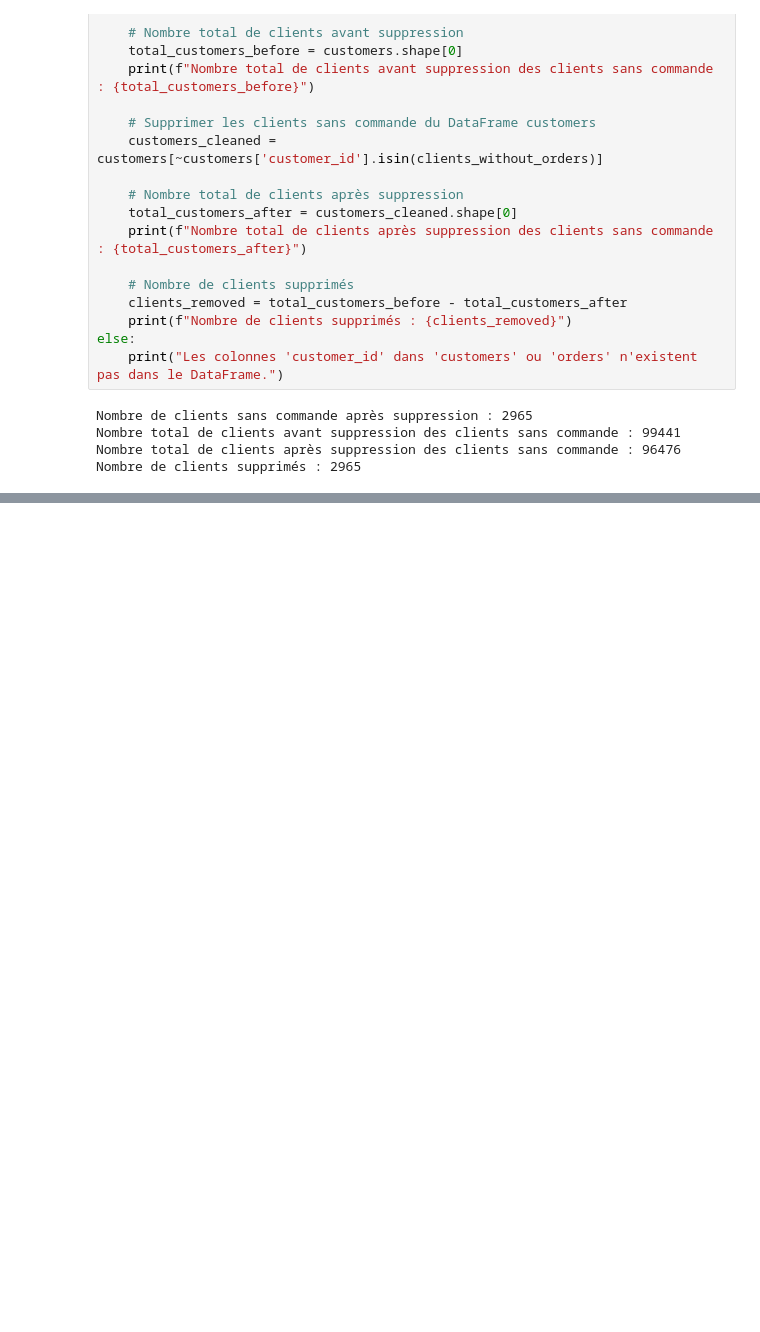
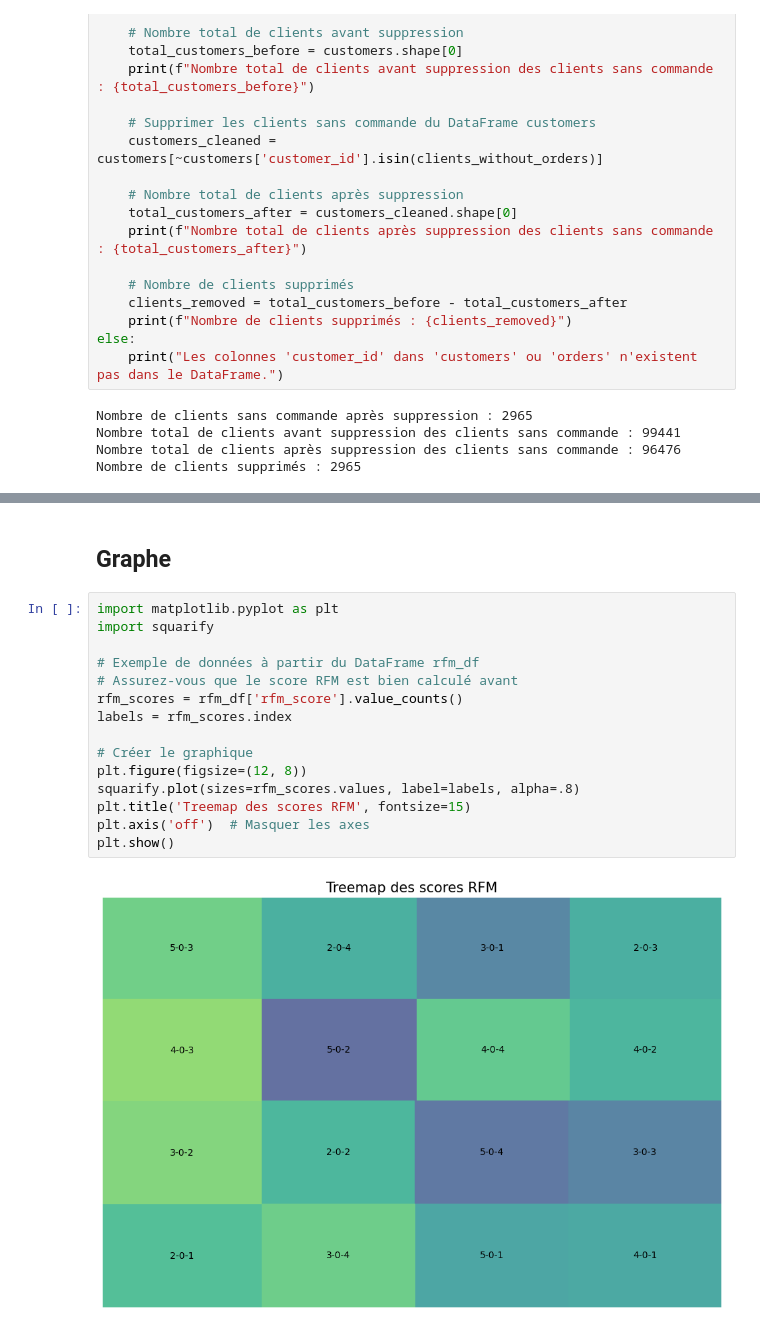
Before and after one commit to Ranack/e-client, a Jupyter notebook: Olist.ipynb, the cells around one changed output, grey strips where cells are left out. Drawn from its saved outputs; the diff is of its cells as text; blank space fills up the shorter version.

```diff
--- a/Olist.ipynb
+++ b/Olist.ipynb
@@ -243,0 +373,19 @@ Nombre de clients supprimés : 2965
+# %% [markdown]
+## Graphe
+# %%
+import matplotlib.pyplot as plt
+import squarify
+
+# Exemple de données à partir du DataFrame rfm_df
+# Assurez-vous que le score RFM est bien calculé avant
+rfm_scores = rfm_df['rfm_score'].value_counts()
+labels = rfm_scores.index
+
+# Créer le graphique
+plt.figure(figsize=(12, 8))
+squarify.plot(sizes=rfm_scores.values, label=labels, alpha=.8)
+plt.title('Treemap des scores RFM', fontsize=15)
+plt.axis('off')  # Masquer les axes
+plt.show()
+# %% [output]
+[figure, added]
```
Also changed, not shown: parts of 5 cells of this notebook.
